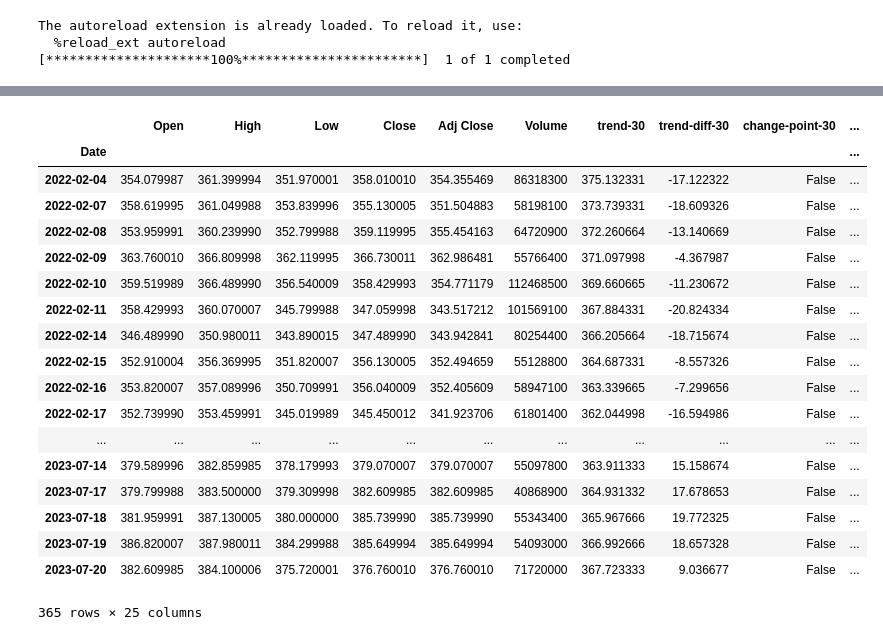
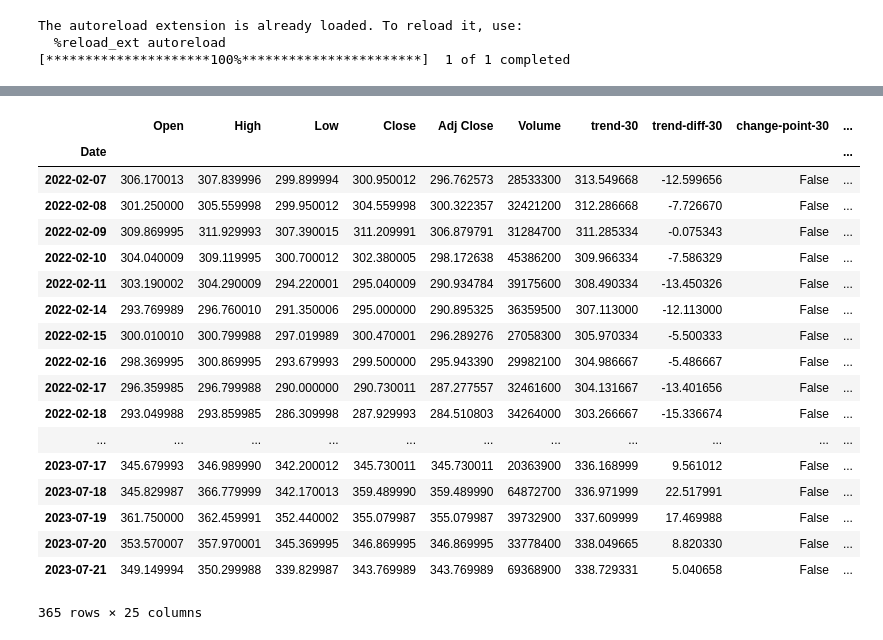
Before and after one commit to j03m/alfred, a Jupyter notebook: notebooks/back_test_visualizer.ipynb, the cells around one changed output, grey strips where cells are left out. Drawn from its saved outputs; the diff is of its cells as text; code cells hidden in the pictures.

```diff
--- a/notebooks/back_test_visualizer.ipynb
+++ b/notebooks/back_test_visualizer.ipynb
@@ -23,7 +23,7 @@ from plotly.offline import init_notebook_mode
 init_notebook_mode(connected=True)
 windows = [300, 600, 900, 1500]
 
-symbol = "QQQ"
+symbol = "MSFT"
 file = f"../backtests/{symbol}-model-back-test.csv"
 period = 365
 pd.options.display.max_rows = None
@@ -87,49 +87,49 @@ def analyze_and_graph(file, symbol, period, df):
     indexes=[1,2,3]
     for period, color, index in zip(periods, colors, indexes):
         fig.add_trace(go.Bar(x=analytics_df.index, y=analytics_df[f'polynomial_derivative-{period}'], marker=dict(color=f'{color}', colorscale='Viridis'), name=f'Polynomial Derivative {period}'), row=index, col=1)
 
     fig.update_layout(title='Backtest Analysis', xaxis_title='Date', height=800)
     fig.show()
 
     return ledger, test_df, env
 
 ticker_obj = yf.download(tickers=symbol)
 df = pd.DataFrame(ticker_obj)
 
 
 ledger, df2, env = analyze_and_graph(file, symbol, 365*4, df)
 #ledger, df2 = analyze_and_graph_range(file, symbol, "03-27-2020", "12-17-2021", df)
 
 # Display metrics as text
 metrics = analyze_trades(ledger, symbol, period)
 metrics["file"] = file
 metrics_df = metrics_to_dataframe(metrics)
 env.orig_timeseries_with_analytics
 #df2[["moving_avg", "change_points", "rt", "Close"]]
 # %% [output]
 The autoreload extension is already loaded. To reload it, use:
   %reload_ext autoreload
 [*********************100%***********************]  1 of 1 completed
 [interactive output not drawn]
 [interactive output not drawn]
 |  | Open | High | Low | Close | Adj Close | Volume | trend-30 | trend-diff-30 | change-point-30 | ... |
 | Date |  |  |  |  |  |  |  |  |  | ... |
-| 2022-02-04 | 354.079987 | 361.399994 | 351.970001 | 358.010010 | 354.355469 | 86318300 | 375.132331 | -17.122322 | False | ... |
-| 2022-02-07 | 358.619995 | 361.049988 | 353.839996 | 355.130005 | 351.504883 | 58198100 | 373.739331 | -18.609326 | False | ... |
-| 2022-02-08 | 353.959991 | 360.239990 | 352.799988 | 359.119995 | 355.454163 | 64720900 | 372.260664 | -13.140669 | False | ... |
-| 2022-02-09 | 363.760010 | 366.809998 | 362.119995 | 366.730011 | 362.986481 | 55766400 | 371.097998 | -4.367987 | False | ... |
-| 2022-02-10 | 359.519989 | 366.489990 | 356.540009 | 358.429993 | 354.771179 | 112468500 | 369.660665 | -11.230672 | False | ... |
-| 2022-02-11 | 358.429993 | 360.070007 | 345.799988 | 347.059998 | 343.517212 | 101569100 | 367.884331 | -20.824334 | False | ... |
-| 2022-02-14 | 346.489990 | 350.980011 | 343.890015 | 347.489990 | 343.942841 | 80254400 | 366.205664 | -18.715674 | False | ... |
-| 2022-02-15 | 352.910004 | 356.369995 | 351.820007 | 356.130005 | 352.494659 | 55128800 | 364.687331 | -8.557326 | False | ... |
-| 2022-02-16 | 353.820007 | 357.089996 | 350.709991 | 356.040009 | 352.405609 | 58947100 | 363.339665 | -7.299656 | False | ... |
-| 2022-02-17 | 352.739990 | 353.459991 | 345.019989 | 345.450012 | 341.923706 | 61801400 | 362.044998 | -16.594986 | False | ... |
+| 2022-02-07 | 306.170013 | 307.839996 | 299.899994 | 300.950012 | 296.762573 | 28533300 | 313.549668 | -12.599656 | False | ... |
+| 2022-02-08 | 301.250000 | 305.559998 | 299.950012 | 304.559998 | 300.322357 | 32421200 | 312.286668 | -7.726670 | False | ... |
+| 2022-02-09 | 309.869995 | 311.929993 | 307.390015 | 311.209991 | 306.879791 | 31284700 | 311.285334 | -0.075343 | False | ... |
+| 2022-02-10 | 304.040009 | 309.119995 | 300.700012 | 302.380005 | 298.172638 | 45386200 | 309.966334 | -7.586329 | False | ... |
+| 2022-02-11 | 303.190002 | 304.290009 | 294.220001 | 295.040009 | 290.934784 | 39175600 | 308.490334 | -13.450326 | False | ... |
+| 2022-02-14 | 293.769989 | 296.760010 | 291.350006 | 295.000000 | 290.895325 | 36359500 | 307.113000 | -12.113000 | False | ... |
+| 2022-02-15 | 300.010010 | 300.799988 | 297.019989 | 300.470001 | 296.289276 | 27058300 | 305.970334 | -5.500333 | False | ... |
+| 2022-02-16 | 298.369995 | 300.869995 | 293.679993 | 299.500000 | 295.943390 | 29982100 | 304.986667 | -5.486667 | False | ... |
+| 2022-02-17 | 296.359985 | 296.799988 | 290.000000 | 290.730011 | 287.277557 | 32461600 | 304.131667 | -13.401656 | False | ... |
+| 2022-02-18 | 293.049988 | 293.859985 | 286.309998 | 287.929993 | 284.510803 | 34264000 | 303.266667 | -15.336674 | False | ... |
 | ... | ... | ... | ... | ... | ... | ... | ... | ... | ... | ... |
-| 2023-07-14 | 379.589996 | 382.859985 | 378.179993 | 379.070007 | 379.070007 | 55097800 | 363.911333 | 15.158674 | False | ... |
-| 2023-07-17 | 379.799988 | 383.500000 | 379.309998 | 382.609985 | 382.609985 | 40868900 | 364.931332 | 17.678653 | False | ... |
-| 2023-07-18 | 381.959991 | 387.130005 | 380.000000 | 385.739990 | 385.739990 | 55343400 | 365.967666 | 19.772325 | False | ... |
-| 2023-07-19 | 386.820007 | 387.980011 | 384.299988 | 385.649994 | 385.649994 | 54093000 | 366.992666 | 18.657328 | False | ... |
-| 2023-07-20 | 382.609985 | 384.100006 | 375.720001 | 376.760010 | 376.760010 | 71720000 | 367.723333 | 9.036677 | False | ... |
+| 2023-07-17 | 345.679993 | 346.989990 | 342.200012 | 345.730011 | 345.730011 | 20363900 | 336.168999 | 9.561012 | False | ... |
+| 2023-07-18 | 345.829987 | 366.779999 | 342.170013 | 359.489990 | 359.489990 | 64872700 | 336.971999 | 22.517991 | False | ... |
+| 2023-07-19 | 361.750000 | 362.459991 | 352.440002 | 355.079987 | 355.079987 | 39732900 | 337.609999 | 17.469988 | False | ... |
+| 2023-07-20 | 353.570007 | 357.970001 | 345.369995 | 346.869995 | 346.869995 | 33778400 | 338.049665 | 8.820330 | False | ... |
+| 2023-07-21 | 349.149994 | 350.299988 | 339.829987 | 343.769989 | 343.769989 | 69368900 | 338.729331 | 5.040658 | False | ... |
 365 rows × 25 columns
 # %%
 ledger
```
Also changed, not shown: 2 other files.
